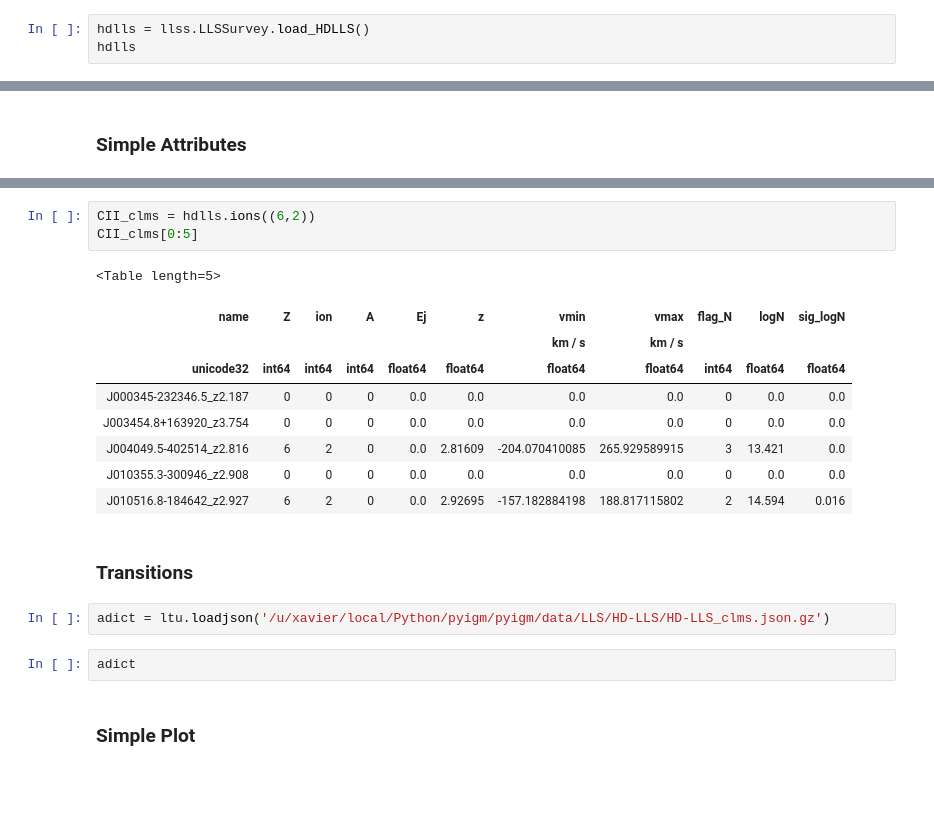
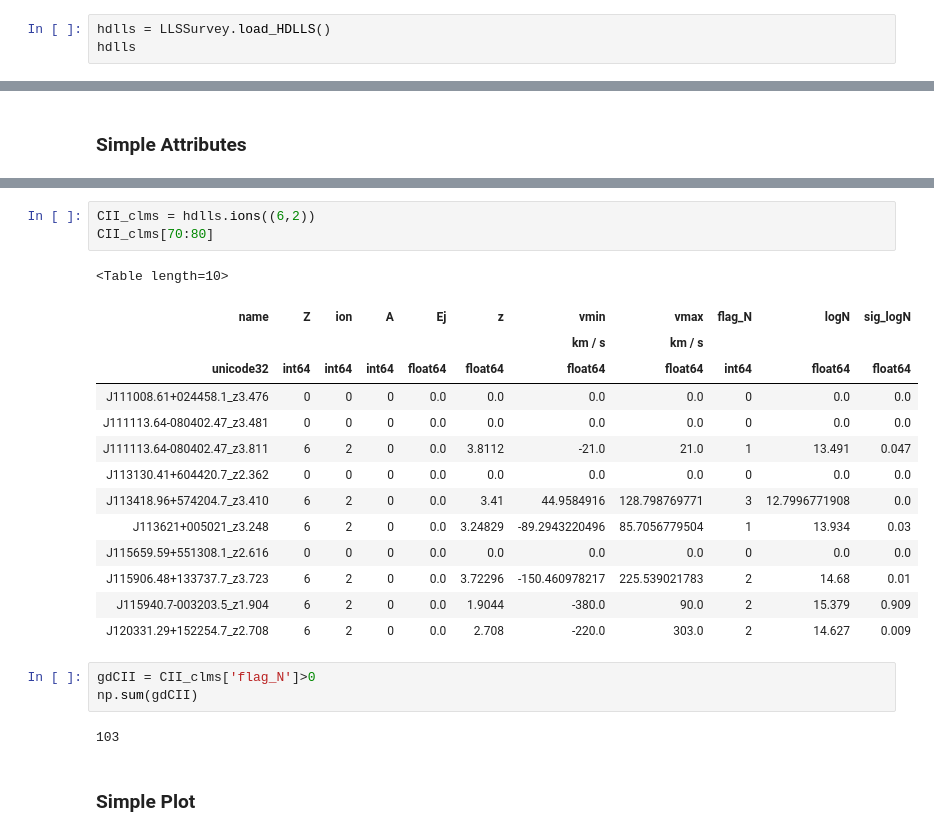
Before and after one commit to pyigm/pyigm, a Jupyter notebook: docs/examples/LLSSurvey_examples.ipynb, the cells around one changed output, grey strips where cells are left out. Drawn from its saved outputs; the diff is of its cells as text; blank space fills up the shorter version.

```diff
--- a/docs/examples/LLSSurvey_examples.ipynb
+++ b/docs/examples/LLSSurvey_examples.ipynb
@@ -50,7 +47,7 @@ HD-LLS: Loading metallicity file /Users/xavier/local/Python/pyigm/pyigm/data/LLS
 # %% [markdown]
 ### With Systems (takes ~2 min)
 # %%
-hdlls = llss.LLSSurvey.load_HDLLS()
+hdlls = LLSSurvey.load_HDLLS()
 hdlls
 # %% [output]
 HD-LLS: Loading summary file /Users/xavier/local/Python/pyigm/pyigm/data/LLS/HD-LLS/HD-LLS_DR1.fits
@@ -113,22 +122,26 @@ hdlls.abs_sys()[0]._ionN
 # %%
 CII_clms = hdlls.ions((6,2))
-CII_clms[0:5]
+CII_clms[70:80]
 # %% [output]
-<Table length=5>
+<Table length=10>
 | name | Z | ion | A | Ej | z | vmin | vmax | flag_N | logN | sig_logN |
 |  |  |  |  |  |  | km / s | km / s |  |  |  |
 | unicode32 | int64 | int64 | int64 | float64 | float64 | float64 | float64 | int64 | float64 | float64 |
-| J000345-232346.5_z2.187 | 0 | 0 | 0 | 0.0 | 0.0 | 0.0 | 0.0 | 0 | 0.0 | 0.0 |
-| J003454.8+163920_z3.754 | 0 | 0 | 0 | 0.0 | 0.0 | 0.0 | 0.0 | 0 | 0.0 | 0.0 |
-| J004049.5-402514_z2.816 | 6 | 2 | 0 | 0.0 | 2.81609 | -204.070410085 | 265.929589915 | 3 | 13.421 | 0.0 |
-| J010355.3-300946_z2.908 | 0 | 0 | 0 | 0.0 | 0.0 | 0.0 | 0.0 | 0 | 0.0 | 0.0 |
-| J010516.8-184642_z2.927 | 6 | 2 | 0 | 0.0 | 2.92695 | -157.182884198 | 188.817115802 | 2 | 14.594 | 0.016 |
+| J111008.61+024458.1_z3.476 | 0 | 0 | 0 | 0.0 | 0.0 | 0.0 | 0.0 | 0 | 0.0 | 0.0 |
+| J111113.64-080402.47_z3.481 | 0 | 0 | 0 | 0.0 | 0.0 | 0.0 | 0.0 | 0 | 0.0 | 0.0 |
+| J111113.64-080402.47_z3.811 | 6 | 2 | 0 | 0.0 | 3.8112 | -21.0 | 21.0 | 1 | 13.491 | 0.047 |
+| J113130.41+604420.7_z2.362 | 0 | 0 | 0 | 0.0 | 0.0 | 0.0 | 0.0 | 0 | 0.0 | 0.0 |
+| J113418.96+574204.7_z3.410 | 6 | 2 | 0 | 0.0 | 3.41 | 44.9584916 | 128.798769771 | 3 | 12.7996771908 | 0.0 |
+| J113621+005021_z3.248 | 6 | 2 | 0 | 0.0 | 3.24829 | -89.2943220496 | 85.7056779504 | 1 | 13.934 | 0.03 |
+| J115659.59+551308.1_z2.616 | 0 | 0 | 0 | 0.0 | 0.0 | 0.0 | 0.0 | 0 | 0.0 | 0.0 |
+| J115906.48+133737.7_z3.723 | 6 | 2 | 0 | 0.0 | 3.72296 | -150.460978217 | 225.539021783 | 2 | 14.68 | 0.01 |
+| J115940.7-003203.5_z1.904 | 6 | 2 | 0 | 0.0 | 1.9044 | -380.0 | 90.0 | 2 | 15.379 | 0.909 |
+| J120331.29+152254.7_z2.708 | 6 | 2 | 0 | 0.0 | 2.708 | -220.0 | 303.0 | 2 | 14.627 | 0.009 |
-# %% [markdown]
-### Transitions
-# %%
-adict = ltu.loadjson('/u/xavier/local/Python/pyigm/pyigm/data/LLS/HD-LLS/HD-LLS_clms.json.gz')
-# %%
-adict
+# %%
+gdCII = CII_clms['flag_N']>0
+np.sum(gdCII)
+# %% [output]
+103
 # %% [markdown]
 ### Simple Plot
 # %%
```
Also changed, not shown: parts of 40 cells of this notebook, 4 other files.
